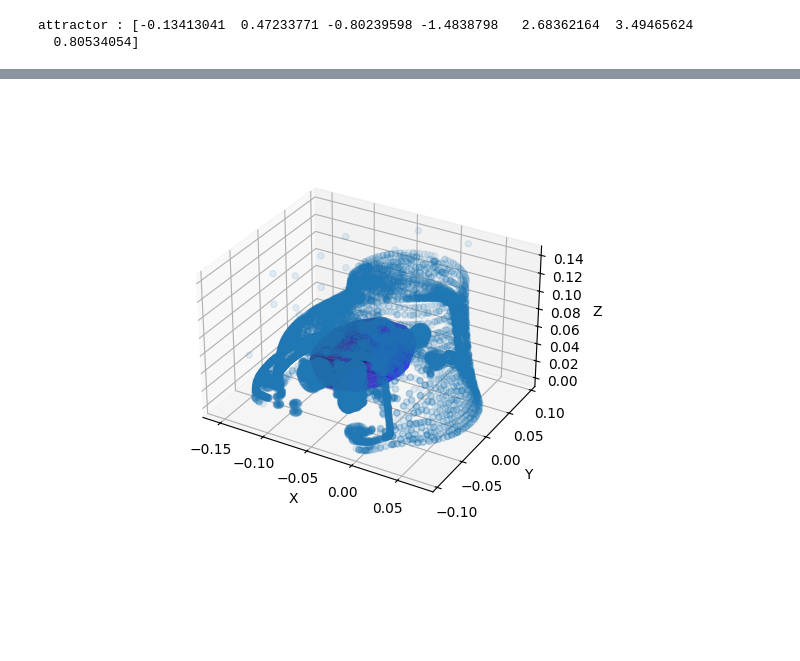
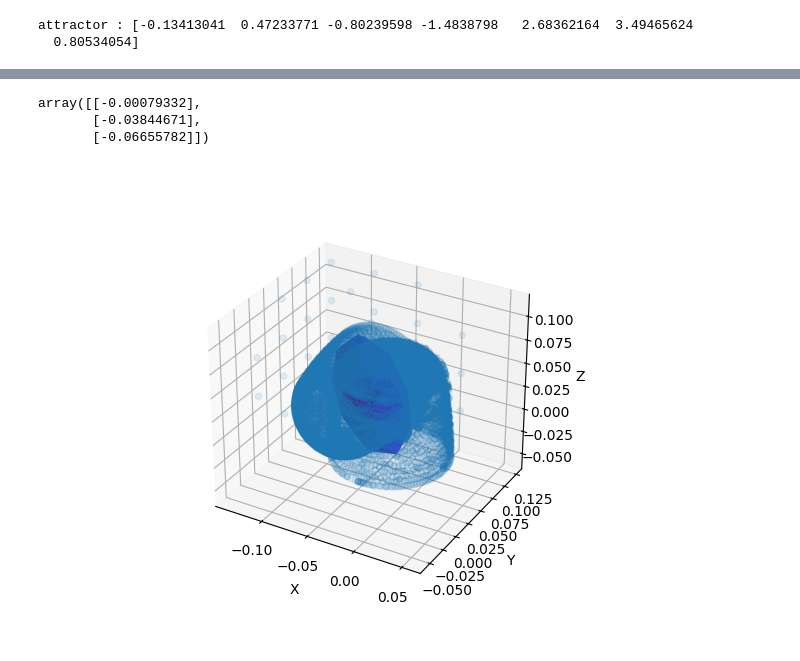
Before and after one commit to Bbosc/GDSOA, a Jupyter notebook: visualization.ipynb, the cells around one changed output, grey strips where cells are left out. Drawn from its saved outputs; the diff is of its cells as text; code cells hidden in the pictures; blank space fills up the shorter version.

```diff
--- a/visualization.ipynb
+++ b/visualization.ipynb
@@ -108,19 +112,25 @@ array([-0.00079332, -0.06655782,  0.37144671])
+# %%
+fk.links[1].means
+# %% [output]
+array([[-0.00079332],
+       [-0.03844671],
+       [-0.06655782]])
 # %%
 %matplotlib widget
 
 fig = plt.figure()
 ax = fig.add_subplot(projection='3d')
-link_index = 0
+link_index = 4
 pt = fk.links[link_index].points
 mu = fk.links[link_index].means[np.newaxis, :]
 cv = fk.links[link_index].covs[0]
 ax.scatter(pt[:, 0], pt[:, 1], pt[:, 2], alpha=0.1)
 ax.scatter(mu[:, 0], mu[:, 1], mu[:, 2], c='red', s=100)
 plot_3d_ellipsoid_from_covariance(covariance_matrix=cv, center=mu.squeeze(), ax=ax)
 ax.set_aspect('equal')
 plt.show()
 # %% [output]
-[figure, old version]
+[figure, new version]
 # %%
 %matplotlib widget
 visualize_robot(fk=fk, obstacle=None)
```
Also changed, not shown: parts of 9 cells of this notebook, 2 other files.
